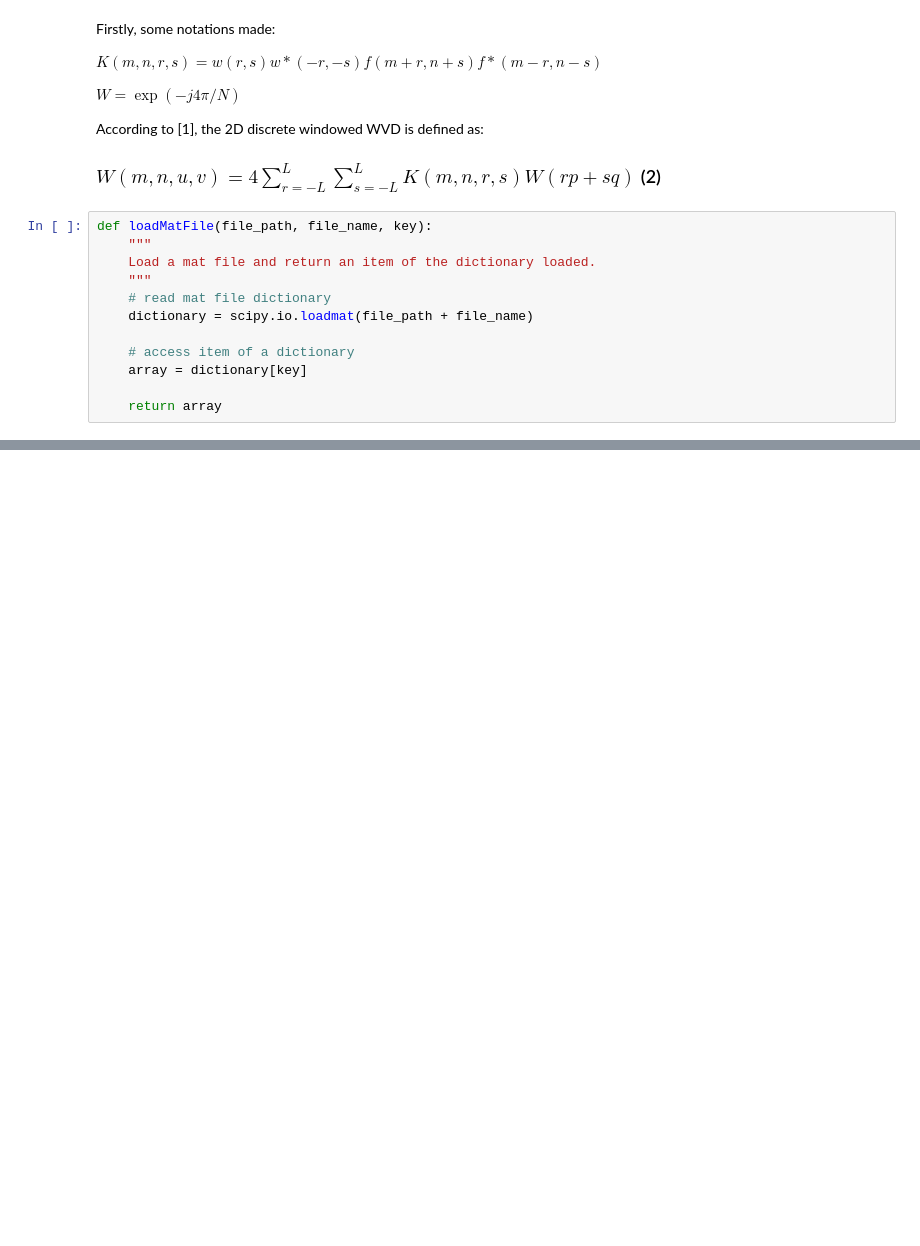
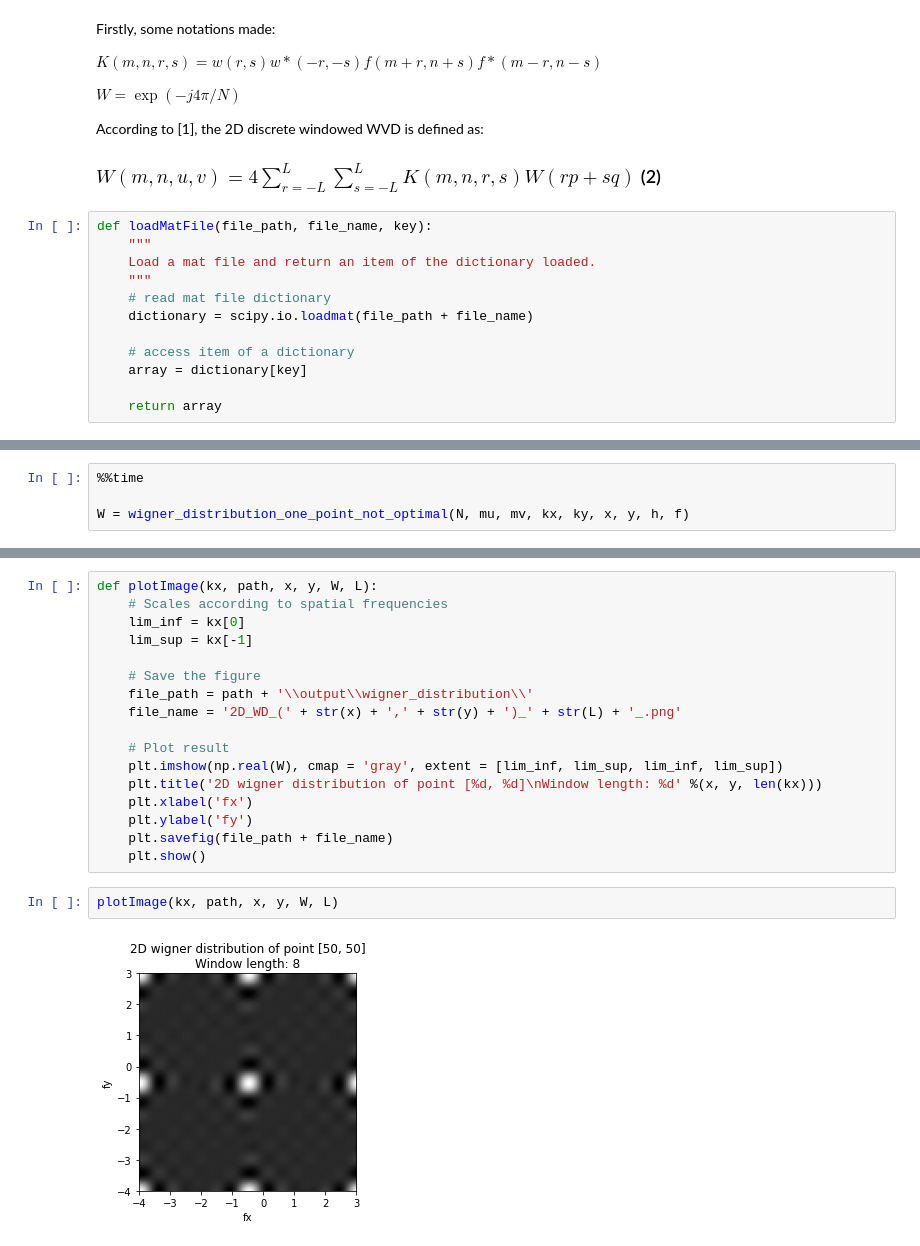
Before and after one commit to fernandolucasaa/computerGeneratedHolography, a Jupyter notebook: tests_wigner_distribution/jupyterComputeWignerDistribution2.ipynb, the cells around one changed output, grey strips where cells are left out. Cells and saved outputs as stored; diff of their text form; blank space fills up the shorter version.

```diff
--- a/tests_wigner_distribution/jupyterComputeWignerDistribution2.ipynb
+++ b/tests_wigner_distribution/jupyterComputeWignerDistribution2.ipynb
@@ -43,0 +135,4 @@ plt.show()
+# %%
+%%time
+
+W = wigner_distribution_one_point_not_optimal(N, mu, mv, kx, ky, x, y, h, f)
@@ -43,0 +141,21 @@ plt.show()
+# %%
+def plotImage(kx, path, x, y, W, L):
+    # Scales according to spatial frequencies
+    lim_inf = kx[0]
+    lim_sup = kx[-1]
+
+    # Save the figure
+    file_path = path + '\\output\\wigner_distribution\\'
+    file_name = '2D_WD_(' + str(x) + ',' + str(y) + ')_' + str(L) + '_.png'
+
+    # Plot result
+    plt.imshow(np.real(W), cmap = 'gray', extent = [lim_inf, lim_sup, lim_inf, lim_sup])
+    plt.title('2D wigner distribution of point [%d, %d]\nWindow length: %d' %(x, y, len(kx)))
+    plt.xlabel('fx')
+    plt.ylabel('fy')
+    plt.savefig(file_path + file_name)
+    plt.show()
+# %%
+plotImage(kx, path, x, y, W, L)
+# %% [output]
+[figure, added]
```
Also changed, not shown: parts of 20 cells of this notebook, 2 other files.
